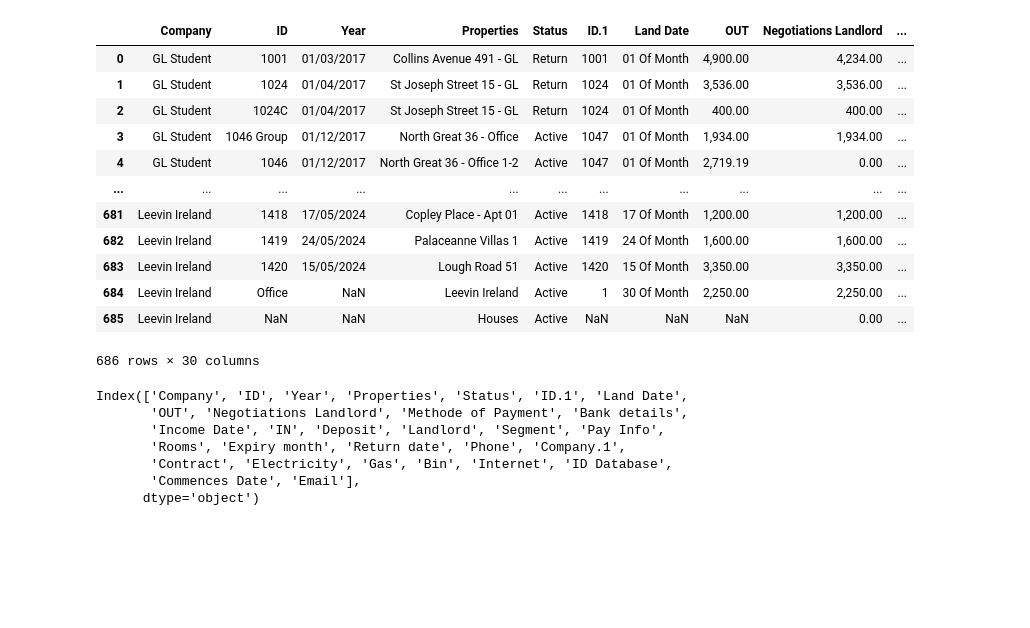
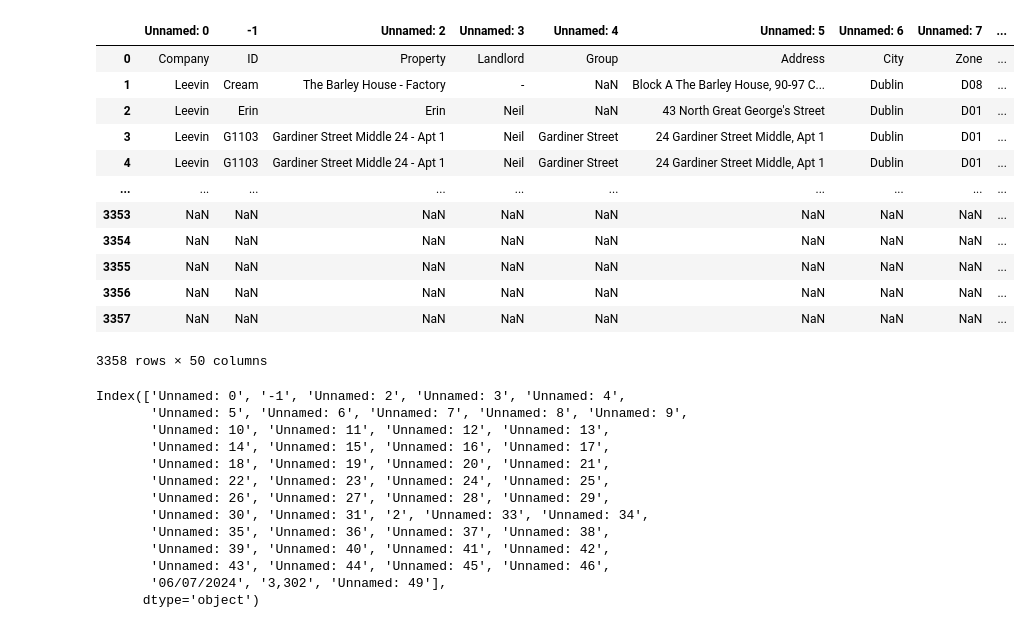
Before and after one commit to micheldiegoo/DatabaseToMySQL, a Jupyter notebook: DatabaseToMySql-Register Properties.ipynb, the cells around one changed output. Saved outputs shown, nothing was run; the diff lists cells and outputs as text; code cells hidden in the pictures; blank space fills up the shorter version.

```diff
--- a/DatabaseToMySql-Register Properties.ipynb
+++ b/DatabaseToMySql-Register Properties.ipynb
@@ -5,29 +5,35 @@ import pandas as pd
 # %%
 pd.set_option('display.max_columns', None)
 # %%
-df = pd.read_csv(r'C:\Users\Michel Diego\Downloads\Register properties - Properties.csv')
+df = pd.read_csv(r'C:\Users\Michel Diego\Downloads\Database_LeevinGL21052024.csv')
 df
 # %% [output]
-|  | Company | ID | Year | Properties | Status | ID.1 | Land Date | OUT | Negotiations Landlord | ... |
-| 0 | GL Student | 1001 | 01/03/2017 | Collins Avenue 491 - GL | Return | 1001 | 01 Of Month | 4,900.00 | 4,234.00 | ... |
-| 1 | GL Student | 1024 | 01/04/2017 | St Joseph Street 15 - GL | Return | 1024 | 01 Of Month | 3,536.00 | 3,536.00 | ... |
-| 2 | GL Student | 1024C | 01/04/2017 | St Joseph Street 15 - GL | Return | 1024 | 01 Of Month | 400.00 | 400.00 | ... |
-| 3 | GL Student | 1046 Group | 01/12/2017 | North Great 36 - Office | Active | 1047 | 01 Of Month | 1,934.00 | 1,934.00 | ... |
-| 4 | GL Student | 1046 | 01/12/2017 | North Great 36 - Office 1-2 | Active | 1047 | 01 Of Month | 2,719.19 | 0.00 | ... |
-| ... | ... | ... | ... | ... | ... | ... | ... | ... | ... | ... |
-| 681 | Leevin Ireland | 1418 | 17/05/2024 | Copley Place - Apt 01 | Active | 1418 | 17 Of Month | 1,200.00 | 1,200.00 | ... |
-| 682 | Leevin Ireland | 1419 | 24/05/2024 | Palaceanne Villas 1 | Active | 1419 | 24 Of Month | 1,600.00 | 1,600.00 | ... |
-| 683 | Leevin Ireland | 1420 | 15/05/2024 | Lough Road 51 | Active | 1420 | 15 Of Month | 3,350.00 | 3,350.00 | ... |
-| 684 | Leevin Ireland | Office | NaN | Leevin Ireland | Active | 1 | 30 Of Month | 2,250.00 | 2,250.00 | ... |
-| 685 | Leevin Ireland | NaN | NaN | Houses | Active | NaN | NaN | NaN | 0.00 | ... |
+|  | Unnamed: 0 | -1 | Unnamed: 2 | Unnamed: 3 | Unnamed: 4 | Unnamed: 5 | Unnamed: 6 | Unnamed: 7 | ... |
+| 0 | Company | ID | Property | Landlord | Group | Address | City | Zone | ... |
+| 1 | Leevin | Cream | The Barley House - Factory | - | NaN | Block A The Barley House, 90-97 C... | Dublin | D08 | ... |
+| 2 | Leevin | Erin | Erin | Neil | NaN | 43 North Great George's Street | Dublin | D01 | ... |
+| 3 | Leevin | G1103 | Gardiner Street Middle 24 - Apt 1 | Neil | Gardiner Street | 24 Gardiner Street Middle, Apt 1 | Dublin | D01 | ... |
+| 4 | Leevin | G1103 | Gardiner Street Middle 24 - Apt 1 | Neil | Gardiner Street | 24 Gardiner Street Middle, Apt 1 | Dublin | D01 | ... |
+| ... | ... | ... | ... | ... | ... | ... | ... | ... | ... |
+| 3353 | NaN | NaN | NaN | NaN | NaN | NaN | NaN | NaN | ... |
+| 3354 | NaN | NaN | NaN | NaN | NaN | NaN | NaN | NaN | ... |
+| 3355 | NaN | NaN | NaN | NaN | NaN | NaN | NaN | NaN | ... |
+| 3356 | NaN | NaN | NaN | NaN | NaN | NaN | NaN | NaN | ... |
+| 3357 | NaN | NaN | NaN | NaN | NaN | NaN | NaN | NaN | ... |
-686 rows × 30 columns
+3358 rows × 50 columns
 # %%
 df.columns
 # %% [output]
-Index(['Company', 'ID', 'Year', 'Properties', 'Status', 'ID.1', 'Land Date',
-       'OUT', 'Negotiations Landlord', 'Methode of Payment', 'Bank details',
-       'Income Date', 'IN', 'Deposit', 'Landlord', 'Segment', 'Pay Info',
-       'Rooms', 'Expiry month', 'Return date', 'Phone', 'Company.1',
-       'Contract', 'Electricity', 'Gas', 'Bin', 'Internet', 'ID Database',
-       'Commences Date', 'Email'],
+Index(['Unnamed: 0', '-1', 'Unnamed: 2', 'Unnamed: 3', 'Unnamed: 4',
+       'Unnamed: 5', 'Unnamed: 6', 'Unnamed: 7', 'Unnamed: 8', 'Unnamed: 9',
+       'Unnamed: 10', 'Unnamed: 11', 'Unnamed: 12', 'Unnamed: 13',
+       'Unnamed: 14', 'Unnamed: 15', 'Unnamed: 16', 'Unnamed: 17',
+       'Unnamed: 18', 'Unnamed: 19', 'Unnamed: 20', 'Unnamed: 21',
+       'Unnamed: 22', 'Unnamed: 23', 'Unnamed: 24', 'Unnamed: 25',
+       'Unnamed: 26', 'Unnamed: 27', 'Unnamed: 28', 'Unnamed: 29',
+       'Unnamed: 30', 'Unnamed: 31', '2', 'Unnamed: 33', 'Unnamed: 34',
+       'Unnamed: 35', 'Unnamed: 36', 'Unnamed: 37', 'Unnamed: 38',
+       'Unnamed: 39', 'Unnamed: 40', 'Unnamed: 41', 'Unnamed: 42',
+       'Unnamed: 43', 'Unnamed: 44', 'Unnamed: 45', 'Unnamed: 46',
+       '06/07/2024', '3,302', 'Unnamed: 49'],
       dtype='object')
```
Also changed, not shown: parts of 3 cells of this notebook.
